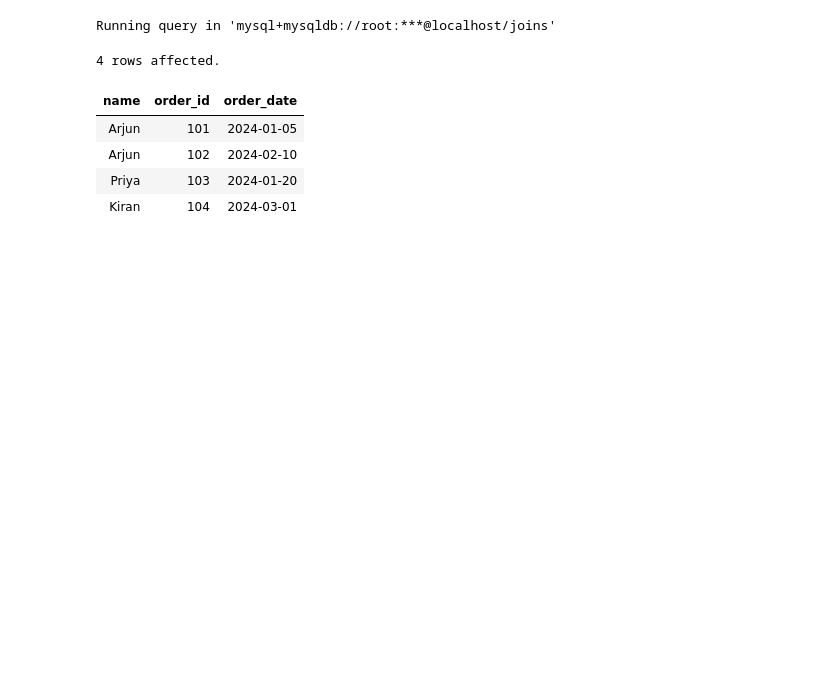
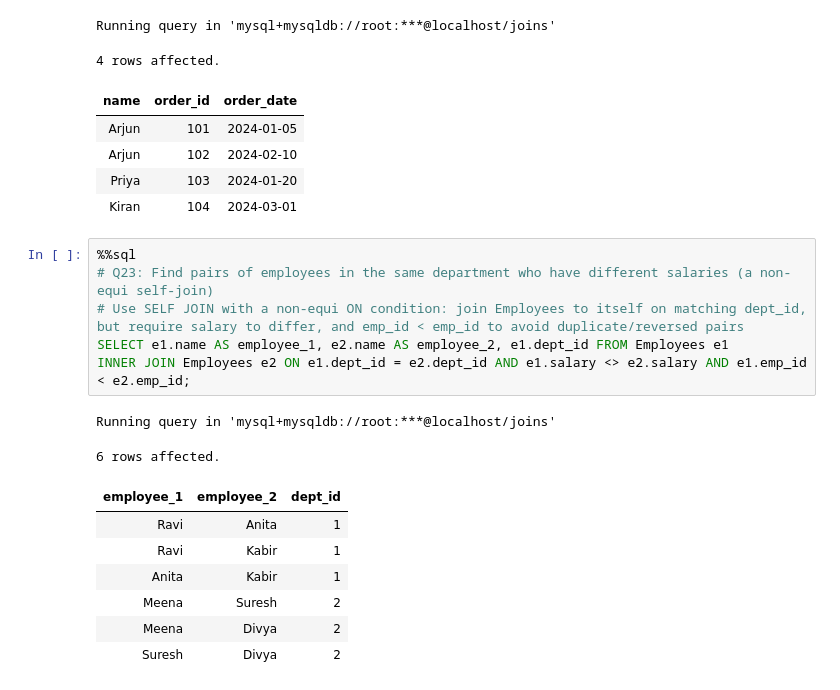
Before and after one commit to TheRajveerSingh/SQL-Journey-Basic-to-Advance, a Jupyter notebook: SQL-practice/MySQL/07_JOINSnotebook.ipynb, the cells around one changed output. Saved outputs shown, nothing was run; the diff lists cells and outputs as text; blank space fills up the shorter version.

Commit message:
Add SQL queries to demonstrate self-joins and non-equi joins with execution results. Also, Completed the concept of all 7 types of JOINS and how they're implemented.

```diff
--- a/SQL-practice/MySQL/07_JOINSnotebook.ipynb
+++ b/SQL-practice/MySQL/07_JOINSnotebook.ipynb
@@ -718,3 +718,19 @@ Running query in 'mysql+mysqldb://root:***@localhost/joins'
 | Arjun | 102 | 2024-02-10 |
 | Priya | 103 | 2024-01-20 |
 | Kiran | 104 | 2024-03-01 |
+# %%
+%%sql
+# Q23: Find pairs of employees in the same department who have different salaries (a non-equi self-join)
+# Use SELF JOIN with a non-equi ON condition: join Employees to itself on matching dept_id, but require salary to differ, and emp_id < emp_id to avoid duplicate/reversed pairs
+SELECT e1.name AS employee_1, e2.name AS employee_2, e1.dept_id FROM Employees e1
+INNER JOIN Employees e2 ON e1.dept_id = e2.dept_id AND e1.salary <> e2.salary AND e1.emp_id < e2.emp_id;
+# %% [output]
+Running query in 'mysql+mysqldb://root:***@localhost/joins'
+6 rows affected.
+| employee_1 | employee_2 | dept_id |
+| Ravi | Anita | 1 |
+| Ravi | Kabir | 1 |
+| Anita | Kabir | 1 |
+| Meena | Suresh | 2 |
+| Meena | Divya | 2 |
+| Suresh | Divya | 2 |
```
Also changed, not shown: parts of 2 cells of this notebook.
